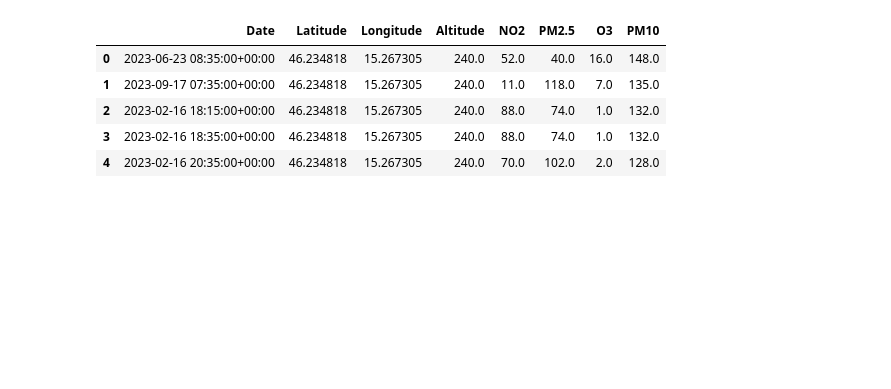
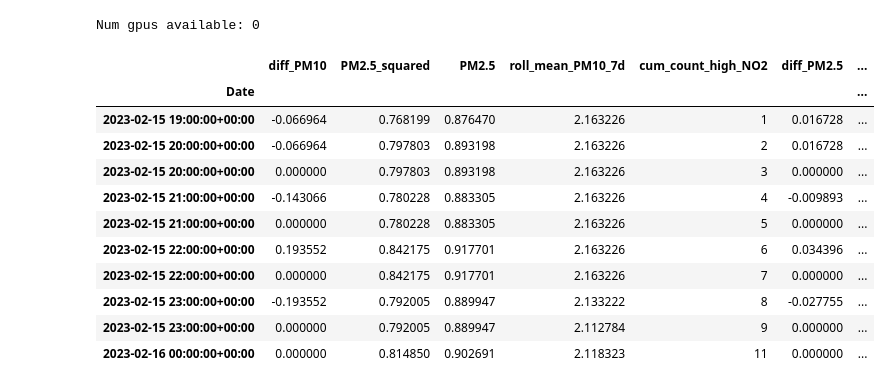
Before and after one commit to sustertine/rirsu-rnn, a Jupyter notebook: main.ipynb, the cells around one changed output. Cells and saved outputs as stored; diff of their text form; code cells hidden in the pictures; blank space fills up the shorter version.

```diff
--- a/main.ipynb
+++ b/main.ipynb
@@ -11,9 +13,24 @@ df = pd.read_csv('RV1_SIPIA.csv')
+# %%
+print(f'Num gpus available: {len(tf.config.list_physical_devices("GPU"))}')
+# %% [output]
+Num gpus available: 0
+# %%
+df = pd.read_csv('RV1_SIPIA_preprocessed.csv')
+df['Date'] = pd.to_datetime(df['Date'])
+df = df.sort_values(by='Date')
+df.set_index('Date', inplace=True)
 # %%
-df.head()
+df.head(10)
 # %% [output]
-|  | Date | Latitude | Longitude | Altitude | NO2 | PM2.5 | O3 | PM10 |
-| 0 | 2023-06-23 08:35:00+00:00 | 46.234818 | 15.267305 | 240.0 | 52.0 | 40.0 | 16.0 | 148.0 |
-| 1 | 2023-09-17 07:35:00+00:00 | 46.234818 | 15.267305 | 240.0 | 11.0 | 118.0 | 7.0 | 135.0 |
-| 2 | 2023-02-16 18:15:00+00:00 | 46.234818 | 15.267305 | 240.0 | 88.0 | 74.0 | 1.0 | 132.0 |
-| 3 | 2023-02-16 18:35:00+00:00 | 46.234818 | 15.267305 | 240.0 | 88.0 | 74.0 | 1.0 | 132.0 |
-| 4 | 2023-02-16 20:35:00+00:00 | 46.234818 | 15.267305 | 240.0 | 70.0 | 102.0 | 2.0 | 128.0 |
+|  | diff_PM10 | PM2.5_squared | PM2.5 | roll_mean_PM10_7d | cum_count_high_NO2 | diff_PM2.5 | ... |
+| Date |  |  |  |  |  |  | ... |
+| 2023-02-15 19:00:00+00:00 | -0.066964 | 0.768199 | 0.876470 | 2.163226 | 1 | 0.016728 | ... |
+| 2023-02-15 20:00:00+00:00 | -0.066964 | 0.797803 | 0.893198 | 2.163226 | 2 | 0.016728 | ... |
+| 2023-02-15 20:00:00+00:00 | 0.000000 | 0.797803 | 0.893198 | 2.163226 | 3 | 0.000000 | ... |
+| 2023-02-15 21:00:00+00:00 | -0.143066 | 0.780228 | 0.883305 | 2.163226 | 4 | -0.009893 | ... |
+| 2023-02-15 21:00:00+00:00 | 0.000000 | 0.780228 | 0.883305 | 2.163226 | 5 | 0.000000 | ... |
+| 2023-02-15 22:00:00+00:00 | 0.193552 | 0.842175 | 0.917701 | 2.163226 | 6 | 0.034396 | ... |
+| 2023-02-15 22:00:00+00:00 | 0.000000 | 0.842175 | 0.917701 | 2.163226 | 7 | 0.000000 | ... |
+| 2023-02-15 23:00:00+00:00 | -0.193552 | 0.792005 | 0.889947 | 2.133222 | 8 | -0.027755 | ... |
+| 2023-02-15 23:00:00+00:00 | 0.000000 | 0.792005 | 0.889947 | 2.112784 | 9 | 0.000000 | ... |
+| 2023-02-16 00:00:00+00:00 | 0.000000 | 0.814850 | 0.902691 | 2.118323 | 11 | 0.000000 | ... |
```
Also changed, not shown: parts of 25 cells of this notebook, 2 other files.
